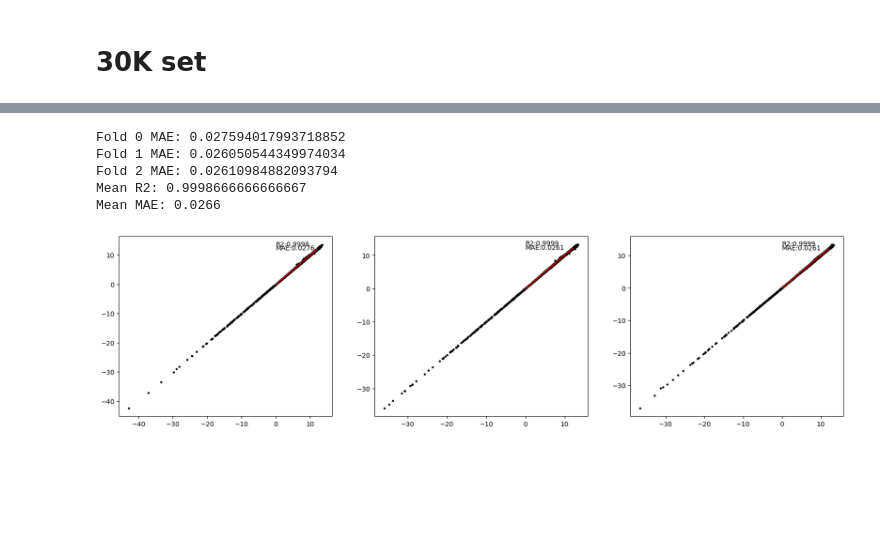
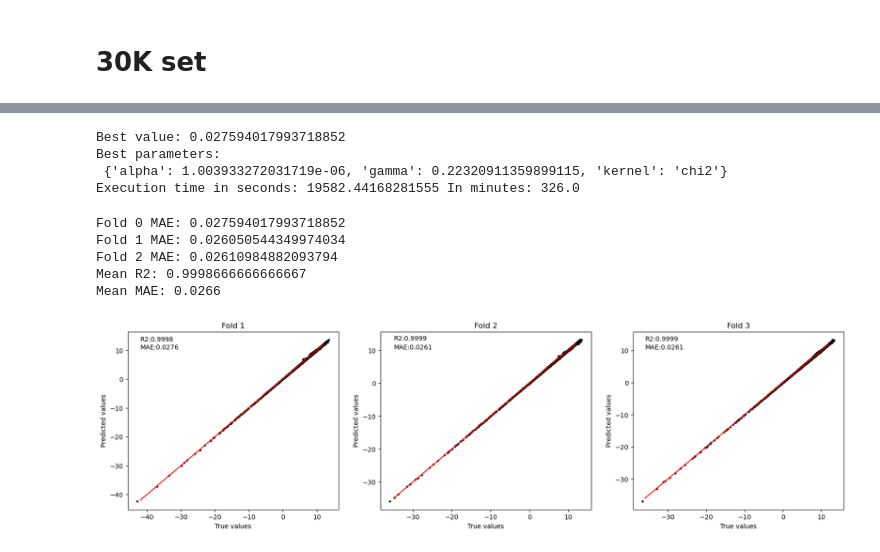
Before and after one commit to rahim1362/ml4ms2023-final-team2, a Jupyter notebook: KRR.ipynb, the cells around one changed output, grey strips where cells are left out. Saved outputs shown, nothing was run; the diff lists cells and outputs as text; code cells hidden in the pictures; blank space fills up the shorter version.

```diff
--- a/KRR.ipynb
+++ b/KRR.ipynb
@@ -18,31 +19,6 @@ columns = ['T_e','T_bb','tau_T','E','Mu','I','U']
 
 DF_full = pd.read_csv(path_full,names=columns)
 # %%
-def shuffle_and_split_dataframe(dataframe, train_ratio=0.70, validation_ratio=0.15, test_ratio=0.15, fraction=1.0):
-    from sklearn.model_selection import train_test_split
-    """Shuffles and splits a DataFrame into train, validation, and test sets.
-
-    Args:
-    dataframe: The DataFrame to be shuffled and split.
-    train_size: The proportion of the DataFrame to include in the train set.
-    validation_size: The proportion of the DataFrame to include in the validation set.
-    test_size: The proportion of the DataFrame to include in the test set.
-    fraction: The fraction of dataset that will be used, by default 1.0 (100%)
-
-    Returns:
-    A tuple of three DataFrames, representing the train, validation, and test sets.
-    """
-
-    # Shuffle the DataFrame.
-    dataframe = dataframe.sample(frac=fraction,random_state=0)
-
-    train_set, test_set = train_test_split(dataframe, test_size=(1 - train_ratio))
-    validation_set, test_set = train_test_split(test_set, test_size = test_ratio/(test_ratio + validation_ratio) )
-
-    # Return the train, validation, and test sets.
-    return train_set, validation_set, test_set
-
-
 def get_folds(DF,n_fold=2):
     """
     This function splits dataset into train, test and validation AND makes different folds.
@@ -107,8 +83,7 @@ def PredPlot_folds(model,Tr_x,Tr_y,Te_x,Te_y):
     Y_pred = []
     for i in range(L):
 
-        model.fit(Tr_x[i],Tr_y[i]) #This was modified for KRR, there is no verbose parameter
-
+        model.fit(Tr_x[i],Tr_y[i])
         pred = model.predict(Te_x[i])
         print('Fold',i,'MAE:',mean_absolute_error(Te_y[i],pred))
         Y_pred.append(pred)
@@ -118,14 +93,16 @@ def PredPlot_folds(model,Tr_x,Tr_y,Te_x,Te_y):
     f, ax = plt.subplots(1,L,figsize=[20,5])
     for i in range(L):
         ax[i].scatter(Te_y[i],Y_pred[i],s=5,c='k')
+        minmin = int(min(min(Te_y[i]),min(Y_pred[i])))
         maxmax = int(max(max(Te_y[i]),max(Y_pred[i])))
-        minmin = int(min(min(Te_y[i]),min(Y_pred[i])))
-
         R2 = round(r2_score(Te_y[i],Y_pred[i]),4)
         MAE = round(mean_absolute_error(Te_y[i],Y_pred[i]),4)
-        ax[i].plot([i for i in range(maxmax)],[i for i in range(maxmax)],c='r')
-        ax[i].text(0,maxmax,'R2:'+str(R2))
-        ax[i].text(0,maxmax*0.9,'MAE:'+str(MAE))
+        ax[i].plot([i for i in range(minmin,maxmax)],[i for i in range(minmin,maxmax)],c='r')
+        ax[i].text(minmin,maxmax,'R2:'+str(R2))
+        ax[i].text(minmin,maxmax*0.8,'MAE:'+str(MAE))
+        ax[i].set_xlabel('True values')
+        ax[i].set_ylabel('Predicted values')
+        ax[i].set_title('Fold '+str(i+1))
         Scores_all.append([R2,MAE])
     Scores_all = np.array(Scores_all)
 
@@ -522,11 +410,19 @@ KeyboardInterrupt:
+# %%
+print('Best value:',val)
+print('Best parameters:\n',params)
+print('Execution time in seconds:',stop-start,'In minutes:',(stop-start)//60)
+# %% [output]
+Best value: 0.027594017993718852
+Best parameters:
+ {'alpha': 1.003933272031719e-06, 'gamma': 0.22320911359899115, 'kernel': 'chi2'}
+Execution time in seconds: 19582.44168281555 In minutes: 326.0
 # %%
-params = {'alpha': 1.003933272031719e-06, 'gamma': 0.22320911359899115, 'kernel': 'chi2'}
 KRR = KernelRidge(**params)
 _ = PredPlot_folds(KRR,Tr_x,Tr_y,Te_x,Te_y)
 # %% [output]
 Fold 0 MAE: 0.027594017993718852
 Fold 1 MAE: 0.026050544349974034
 Fold 2 MAE: 0.02610984882093794
 Mean R2: 0.9998666666666667
 Mean MAE: 0.0266
-[figure, old version]
+[figure, new version]
```
Also changed, not shown: parts of 22 cells of this notebook.
